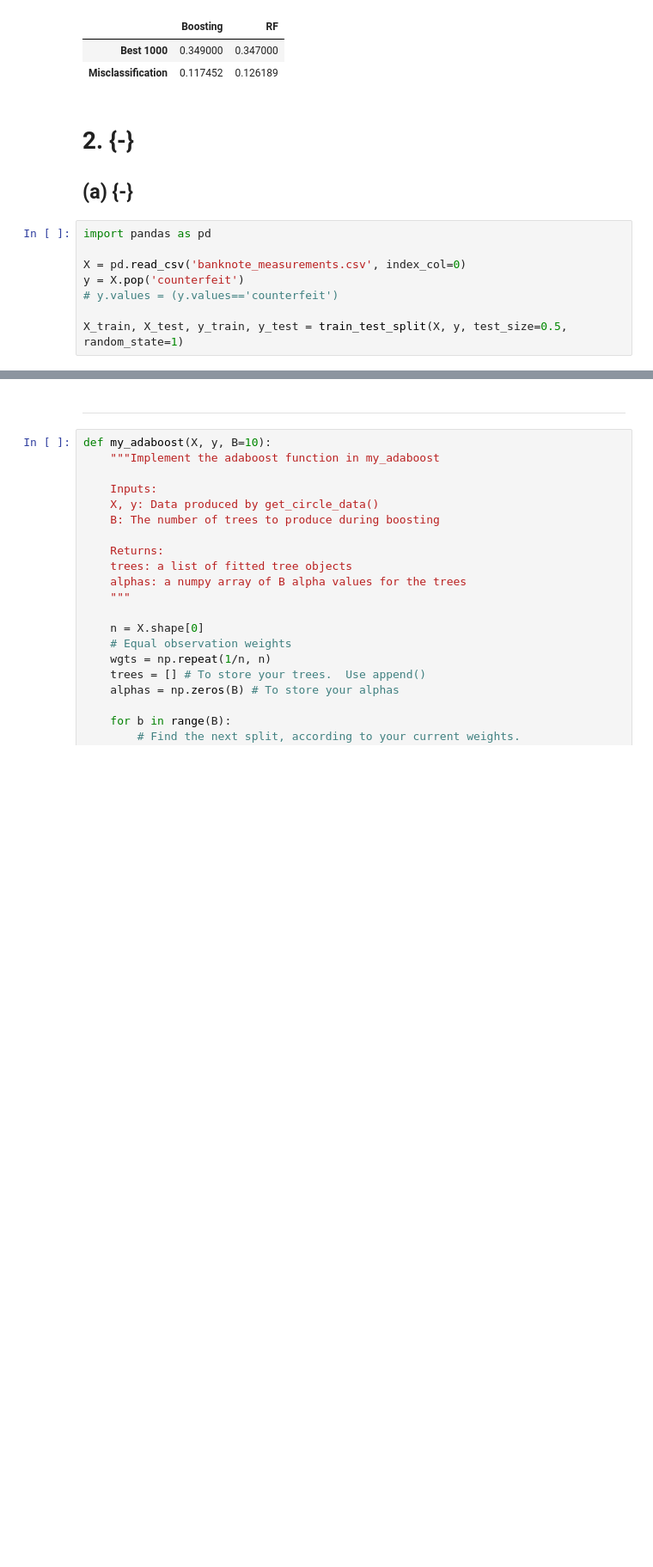
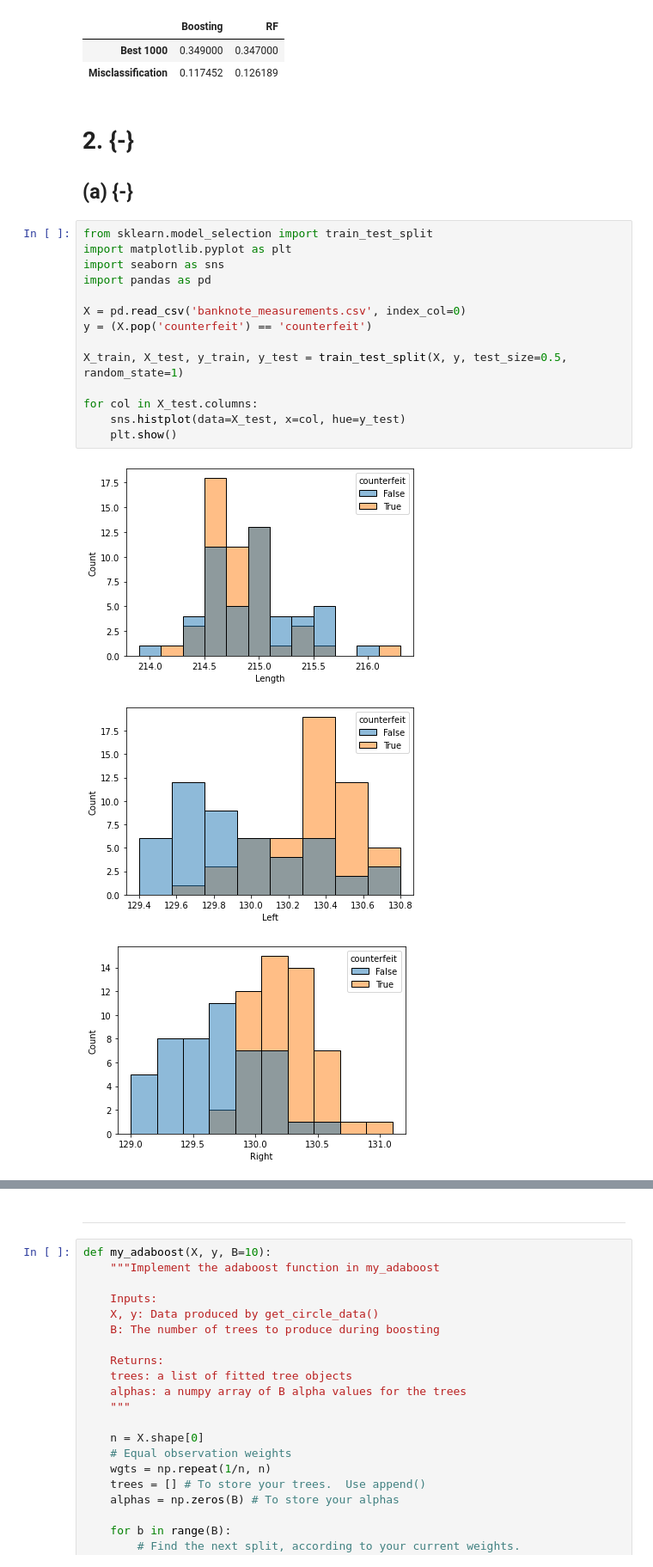
Before and after one commit to beginnerSC/mscf_hw_spring, a Jupyter notebook: ML II/2/Homework #2.ipynb, the cells around one changed output, grey strips where cells are left out. Shown: that part at 86% size. Saved outputs shown, nothing was run; the diff lists cells and outputs as text; blank space fills up the shorter version.

```diff
--- a/ML II/2/Homework #2.ipynb
+++ b/ML II/2/Homework #2.ipynb
@@ -113,10 +113,20 @@ DataFrame(res, index=['Best 1000', 'Misclassification'])
 
 ## (a) {-}
 # %%
+from sklearn.model_selection import train_test_split
+import matplotlib.pyplot as plt
+import seaborn as sns
 import pandas as pd
 
 X = pd.read_csv('banknote_measurements.csv', index_col=0)
-y = X.pop('counterfeit')
-# y.values = (y.values=='counterfeit')
+y = (X.pop('counterfeit') == 'counterfeit')
 
 X_train, X_test, y_train, y_test = train_test_split(X, y, test_size=0.5, random_state=1)
+
+for col in X_test.columns:
+    sns.histplot(data=X_test, x=col, hue=y_test)
+    plt.show()
+# %% [output]
+[figure, added]
+[figure, added]
+[figure, added]
```
Also changed, not shown: parts of 7 cells of this notebook.
